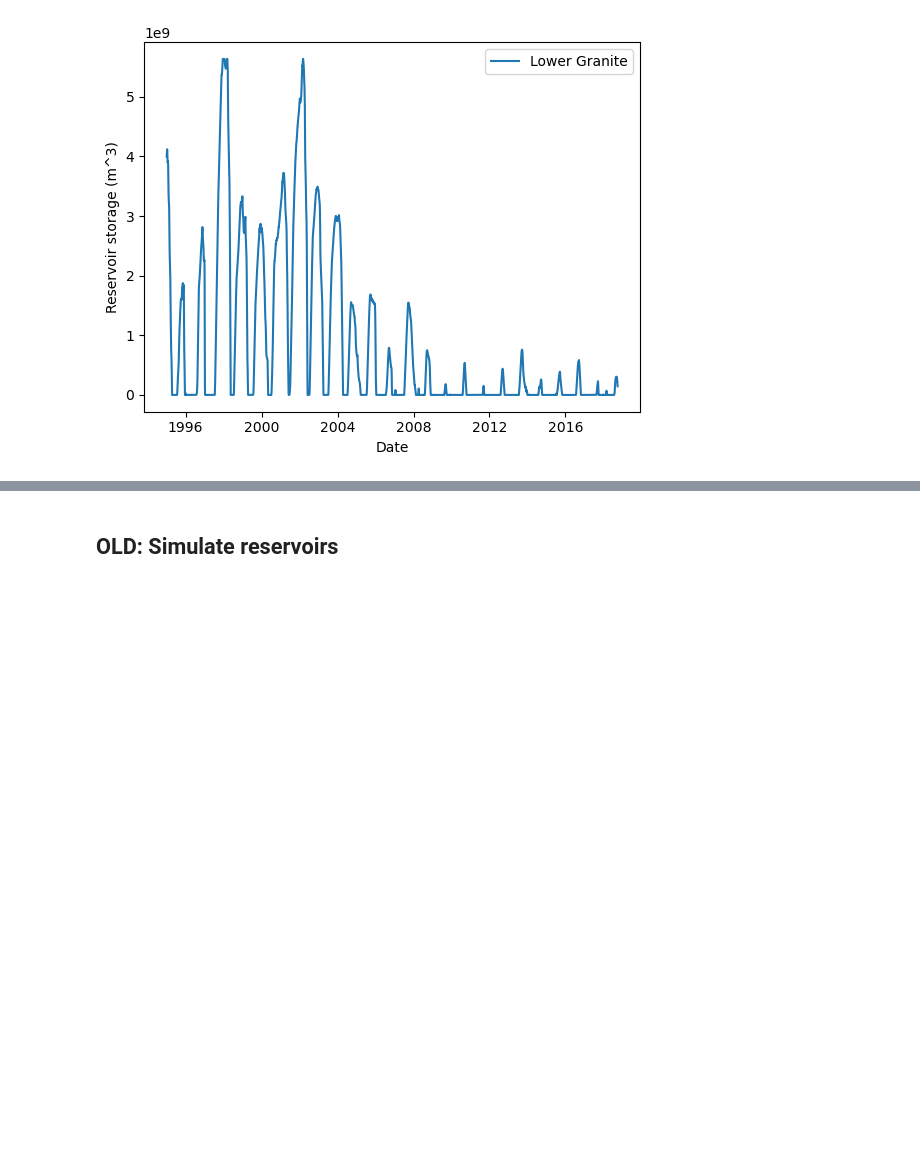
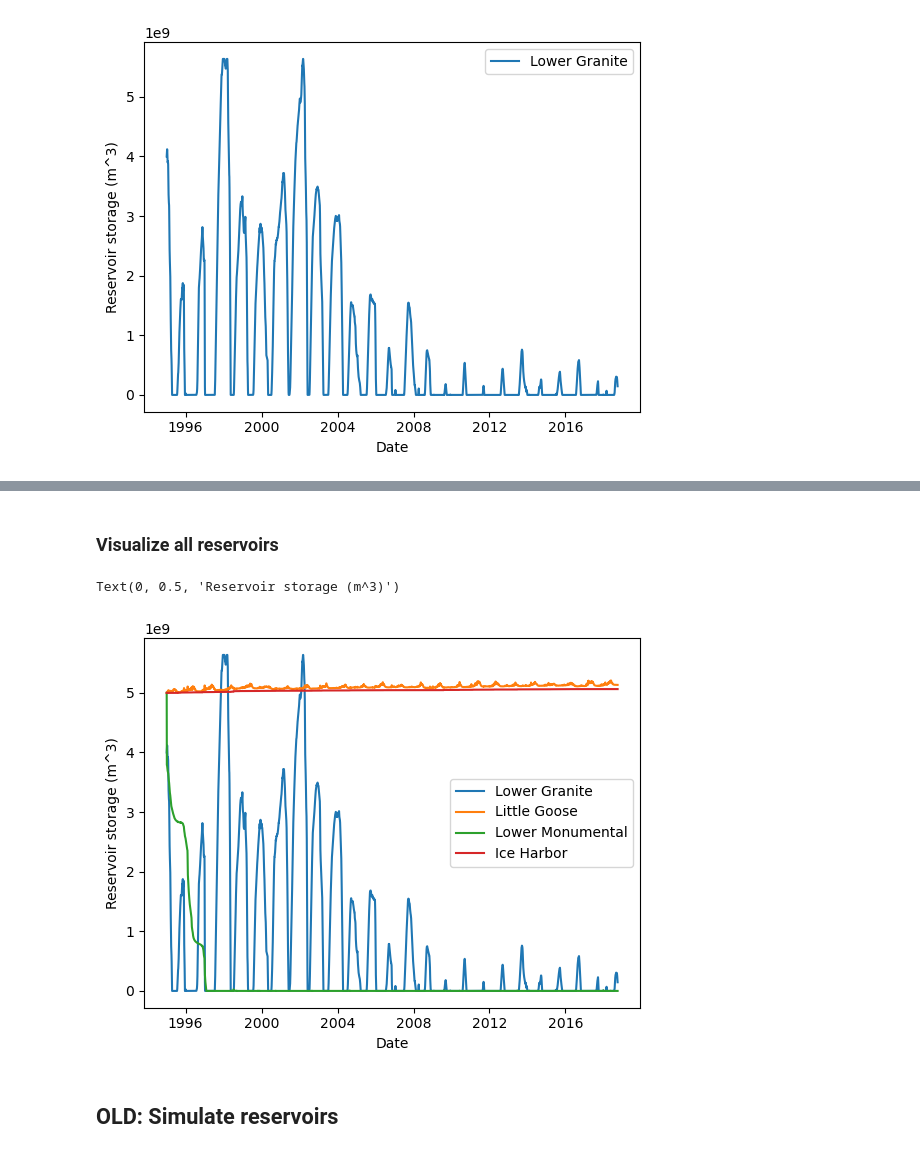
Before and after one commit to clairewang23/columbia_river_model, a Jupyter notebook: model drafting.ipynb, the cells around one changed output, grey strips where cells are left out. Saved outputs shown, nothing was run; the diff lists cells and outputs as text; code cells hidden in the pictures; blank space fills up the shorter version.

```diff
--- a/model drafting.ipynb
+++ b/model drafting.ipynb
@@ -188,3 +287,16 @@ Text(0, 0.5, 'Reservoir storage (m^3)')
+# %% [markdown]
+### Visualize all reservoirs
+# %%
+sns.lineplot(x='datetime', y='Lower granite storage (m^3)', data=input_data, label='Lower Granite')
+sns.lineplot(x='datetime', y='Little Goose storage (m^3)', data=input_data, label='Little Goose')
+sns.lineplot(x='datetime', y='Lower Monumental storage (m^3)', data=input_data, label='Lower Monumental')
+sns.lineplot(x='datetime', y='Ice Harbor storage (m^3)', data=input_data, label='Ice Harbor')
+
+plt.xlabel('Date')
+plt.ylabel('Reservoir storage (m^3)')
+# %% [output]
+Text(0, 0.5, 'Reservoir storage (m^3)')
+[figure, added]
 # %% [markdown]
 ## OLD: Simulate reservoirs
 # %%
```
Also changed, not shown: parts of 11 cells of this notebook.
